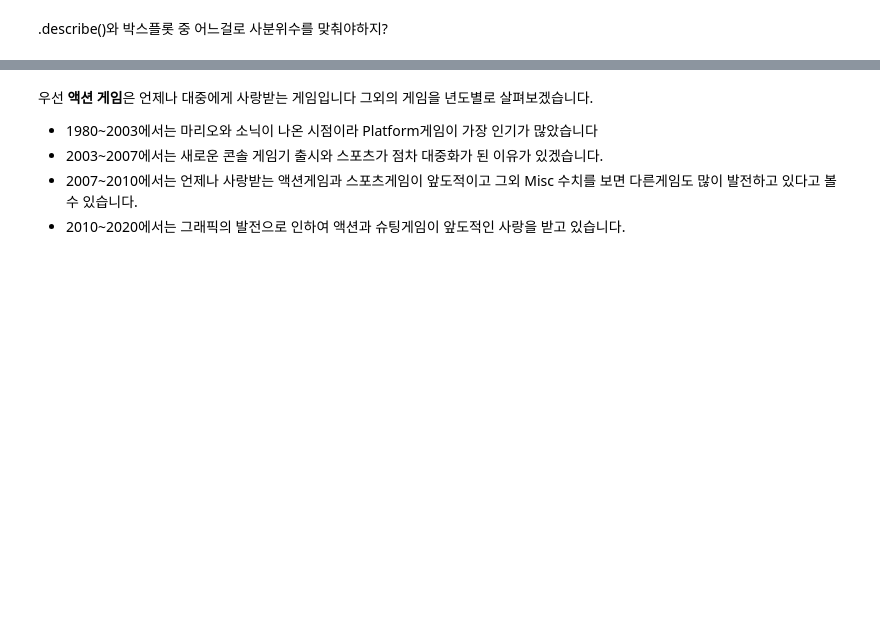
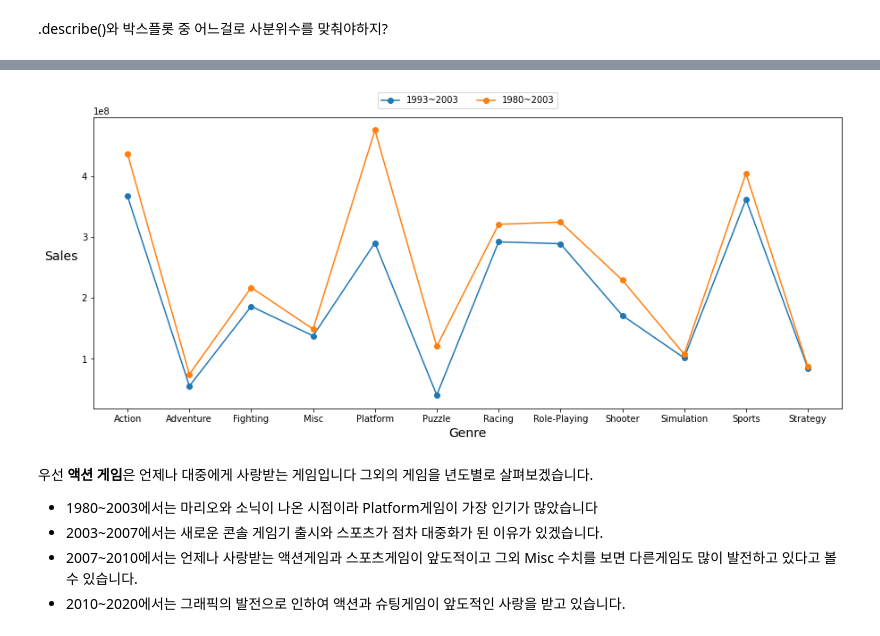
Before and after one commit to Ryu4824/Section_1_Project, a Jupyter notebook: Section_1_Project.ipynb, the cells around one changed output, grey strips where cells are left out. Cells and saved outputs as stored; diff of their text form; code cells hidden in the pictures; blank space fills up the shorter version.

```diff
--- a/Section_1_Project.ipynb
+++ b/Section_1_Project.ipynb
@@ -417,3 +524,16 @@ plt.show()
+# %%
+year_sales1 = total_sales.query("(1993<Year) & (Year<=2003)").groupby('Genre')['Sales'].sum()
+year_sales2 = total_sales.query("(1980<Year) & (Year<=2003)").groupby('Genre')['Sales'].sum()
+
+plt.figure(figsize=(15, 6))
+plt.plot(year_sales1.index, year_sales1, marker='o', label='1993~2003')
+plt.plot(year_sales2.index, year_sales2, marker='o', label='1980~2003')
+plt.legend(loc='upper center', bbox_to_anchor=(0.5, 1.1), ncol=4)
+plt.xlabel('Genre',fontsize=14)
+plt.ylabel('Sales',rotation=0, ha='right',fontsize=14)
+plt.show()
+# %% [output]
+[figure, added]
 # %% [markdown]
 우선 **액션 게임**은 언제나 대중에게 사랑받는 게임입니다 그외의 게임을  년도별로 살펴보겠습니다.
 *   1980~2003에서는 마리오와 소닉이 나온 시점이라 Platform게임이 가장 인기가 많았습니다
```
Also changed, not shown: parts of 40 cells of this notebook.
